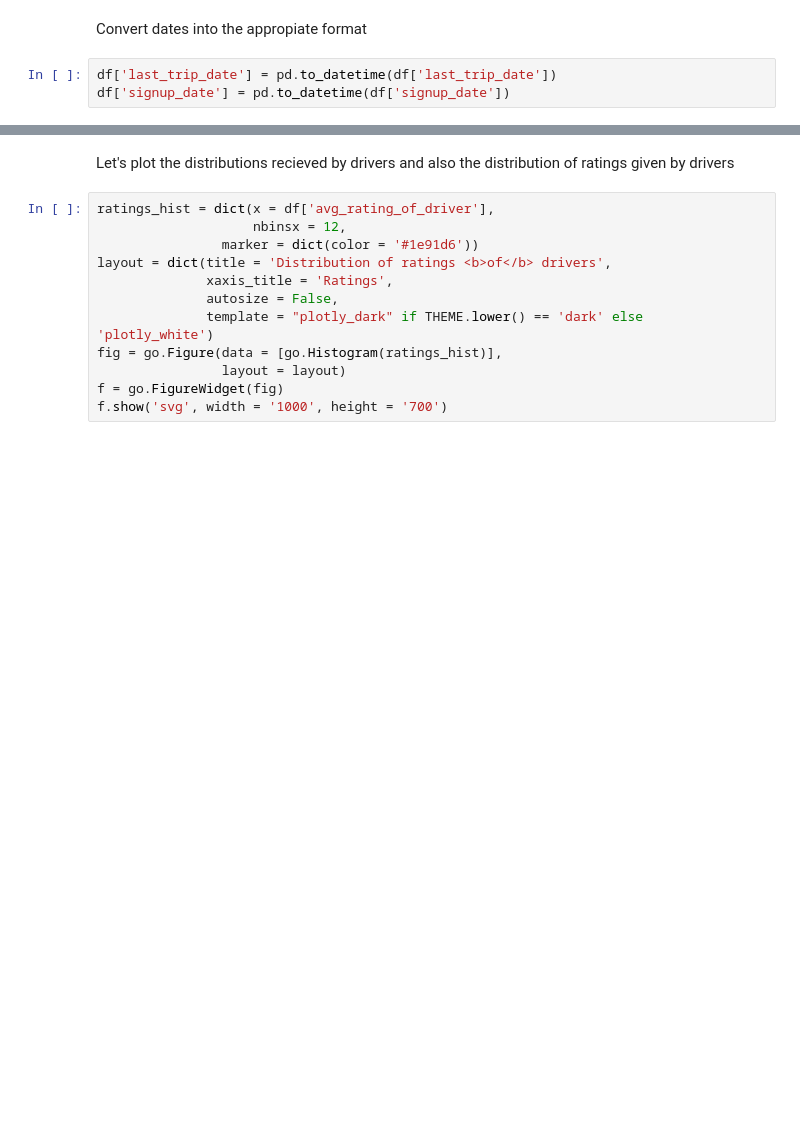
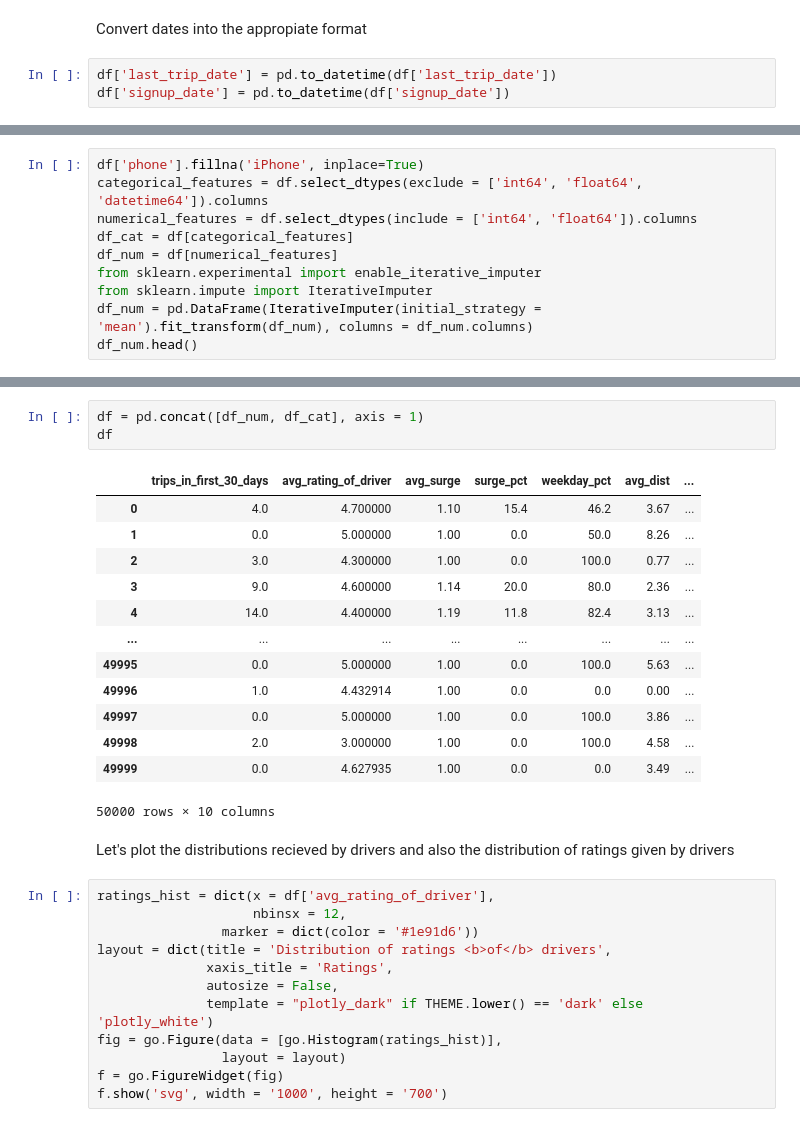
Before and after one commit to SatyaSiddharthDash/DataChallenges, a Jupyter notebook: Ultimate_analysis/ultimate_challenge.ipynb, the cells around one changed output, grey strips where cells are left out. Saved outputs shown, nothing was run; the diff lists cells and outputs as text; blank space fills up the shorter version.

```diff
--- a/Ultimate_analysis/ultimate_challenge.ipynb
+++ b/Ultimate_analysis/ultimate_challenge.ipynb
@@ -363,0 +372,10 @@ df.describe()
+# %%
+df['phone'].fillna('iPhone', inplace=True)
+categorical_features = df.select_dtypes(exclude = ['int64', 'float64', 'datetime64']).columns
+numerical_features = df.select_dtypes(include = ['int64', 'float64']).columns
+df_cat = df[categorical_features]
+df_num = df[numerical_features]
+from sklearn.experimental import enable_iterative_imputer
+from sklearn.impute import IterativeImputer
+df_num = pd.DataFrame(IterativeImputer(initial_strategy = 'mean').fit_transform(df_num), columns = df_num.columns)
+df_num.head()
@@ -364,3 +389,20 @@ df.describe()
+# %%
+df = pd.concat([df_num, df_cat], axis = 1)
+df
+# %% [output]
+|  | trips_in_first_30_days | avg_rating_of_driver | avg_surge | surge_pct | weekday_pct | avg_dist | ... |
+| 0 | 4.0 | 4.700000 | 1.10 | 15.4 | 46.2 | 3.67 | ... |
+| 1 | 0.0 | 5.000000 | 1.00 | 0.0 | 50.0 | 8.26 | ... |
+| 2 | 3.0 | 4.300000 | 1.00 | 0.0 | 100.0 | 0.77 | ... |
+| 3 | 9.0 | 4.600000 | 1.14 | 20.0 | 80.0 | 2.36 | ... |
+| 4 | 14.0 | 4.400000 | 1.19 | 11.8 | 82.4 | 3.13 | ... |
+| ... | ... | ... | ... | ... | ... | ... | ... |
+| 49995 | 0.0 | 5.000000 | 1.00 | 0.0 | 100.0 | 5.63 | ... |
+| 49996 | 1.0 | 4.432914 | 1.00 | 0.0 | 0.0 | 0.00 | ... |
+| 49997 | 0.0 | 5.000000 | 1.00 | 0.0 | 100.0 | 3.86 | ... |
+| 49998 | 2.0 | 3.000000 | 1.00 | 0.0 | 100.0 | 4.58 | ... |
+| 49999 | 0.0 | 4.627935 | 1.00 | 0.0 | 0.0 | 3.49 | ... |
+50000 rows × 10 columns
 # %% [markdown]
 Let's plot the distributions recieved by drivers and also the distribution of ratings given by drivers
 # %%
```
Also changed, not shown: parts of 9 cells of this notebook.
